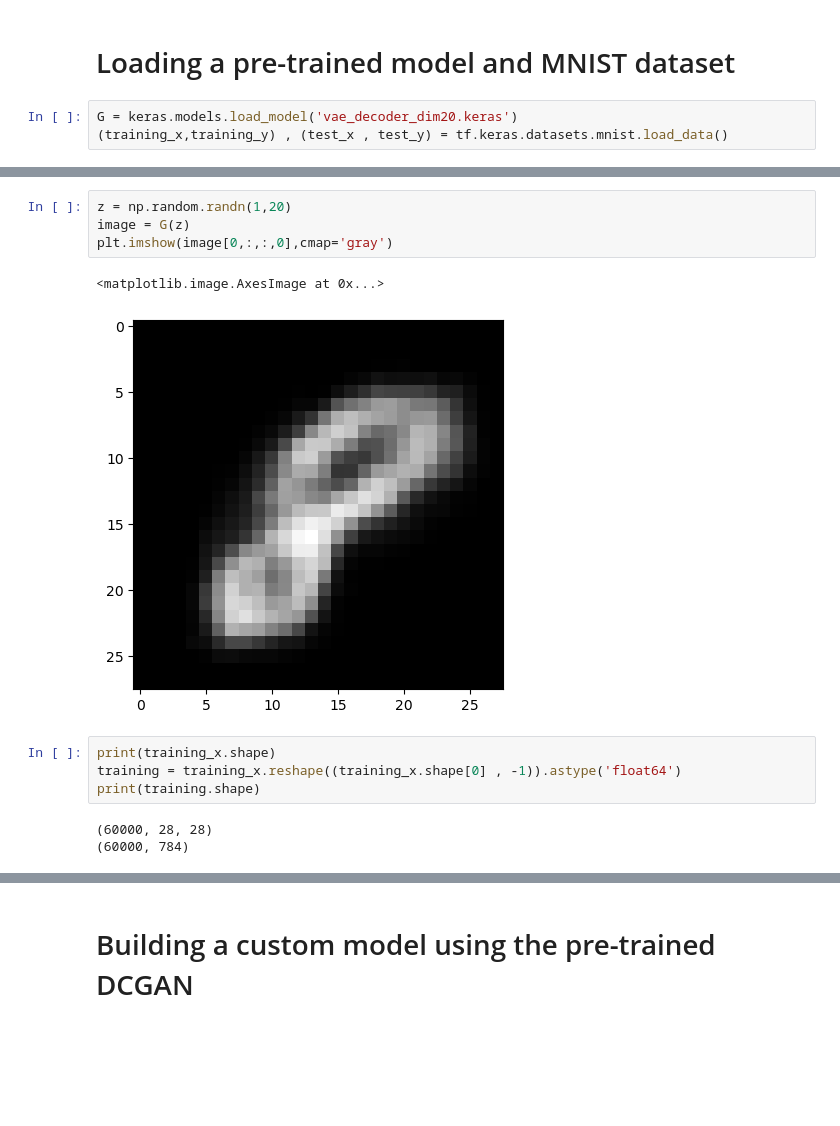
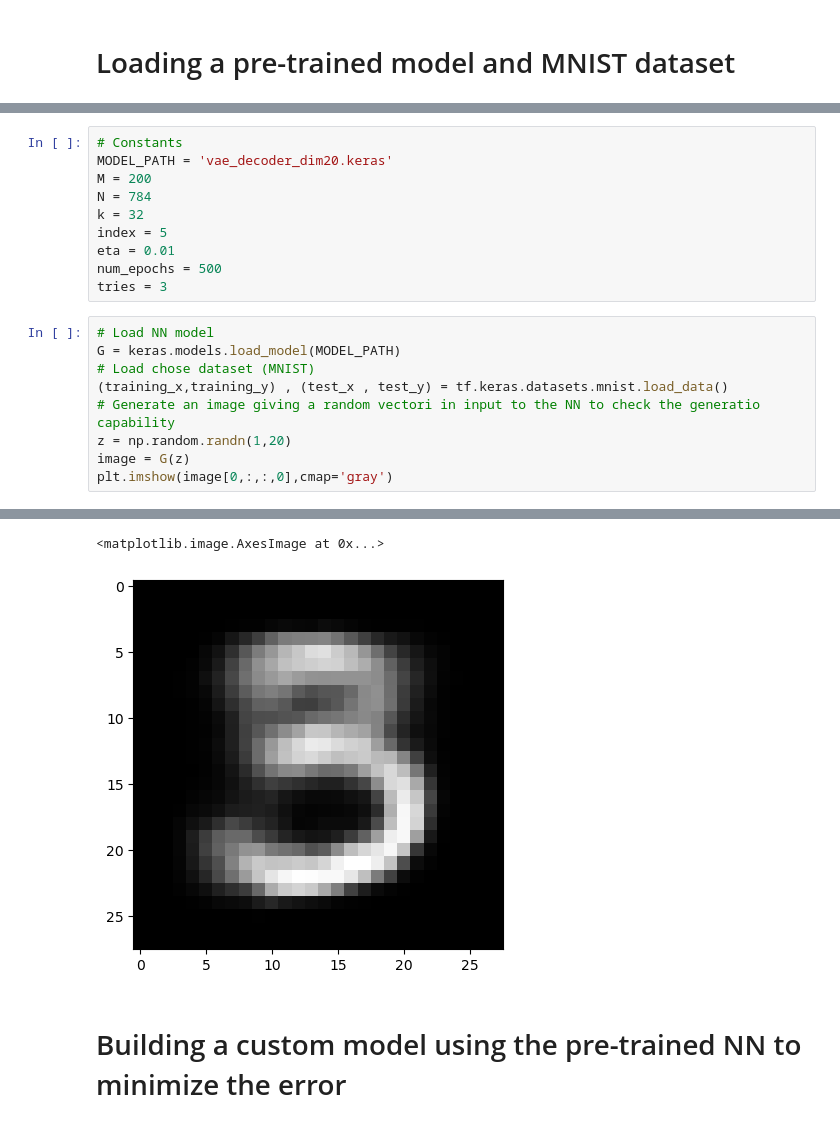
Before and after one commit to RenatoGallicola/Compressed-Sensing-using-Generative-Models, a Jupyter notebook: Compressed_sensing_with_generative_nn.ipynb, the cells around one changed output, grey strips where cells are left out. Saved outputs shown, nothing was run; the diff lists cells and outputs as text; blank space fills up the shorter version.

```diff
--- a/Compressed_sensing_with_generative_nn.ipynb
+++ b/Compressed_sensing_with_generative_nn.ipynb
@@ -13,6 +13,3 @@ print(keras.__version__)
 2.10.0
 # %% [markdown]
 # Loading a pre-trained model and MNIST dataset
-# %%
-G = keras.models.load_model('vae_decoder_dim20.keras')
-(training_x,training_y) , (test_x , test_y) = tf.keras.datasets.mnist.load_data()
@@ -21,14 +16,20 @@ WARNING:tensorflow:No training configuration found in the save file, so the mode
-# %%
-z = np.random.randn(1,20)
-image = G(z)
-plt.imshow(image[0,:,:,0],cmap='gray')
-# %% [output]
-<matplotlib.image.AxesImage at 0x...>
-[figure, removed]
-# %%
-print(training_x.shape)
-training = training_x.reshape((training_x.shape[0] , -1)).astype('float64')
-print(training.shape)
-# %% [output]
-(60000, 28, 28)
-(60000, 784)
+# %%
+# Constants
+MODEL_PATH = 'vae_decoder_dim20.keras'
+M = 200
+N = 784
+k = 32
+index = 5
+eta = 0.01
+num_epochs = 500
+tries = 3
+# %%
+# Load NN model
+G = keras.models.load_model(MODEL_PATH)
+# Load chose dataset (MNIST)
+(training_x,training_y) , (test_x , test_y) = tf.keras.datasets.mnist.load_data()
+# Generate an image giving a random vectori in input to the NN to check the generatio capability
+z = np.random.randn(1,20)
+image = G(z)
+plt.imshow(image[0,:,:,0],cmap='gray')
+# %% [output]
@@ -35,3 +37,5 @@ print(training.shape)
+<matplotlib.image.AxesImage at 0x...>
+[figure, added]
 # %% [markdown]
-# Building a custom model using the pre-trained DCGAN
+# Building a custom model using the pre-trained NN to minimize the error
 # %%
```
Also changed, not shown: parts of 9 cells of this notebook.
